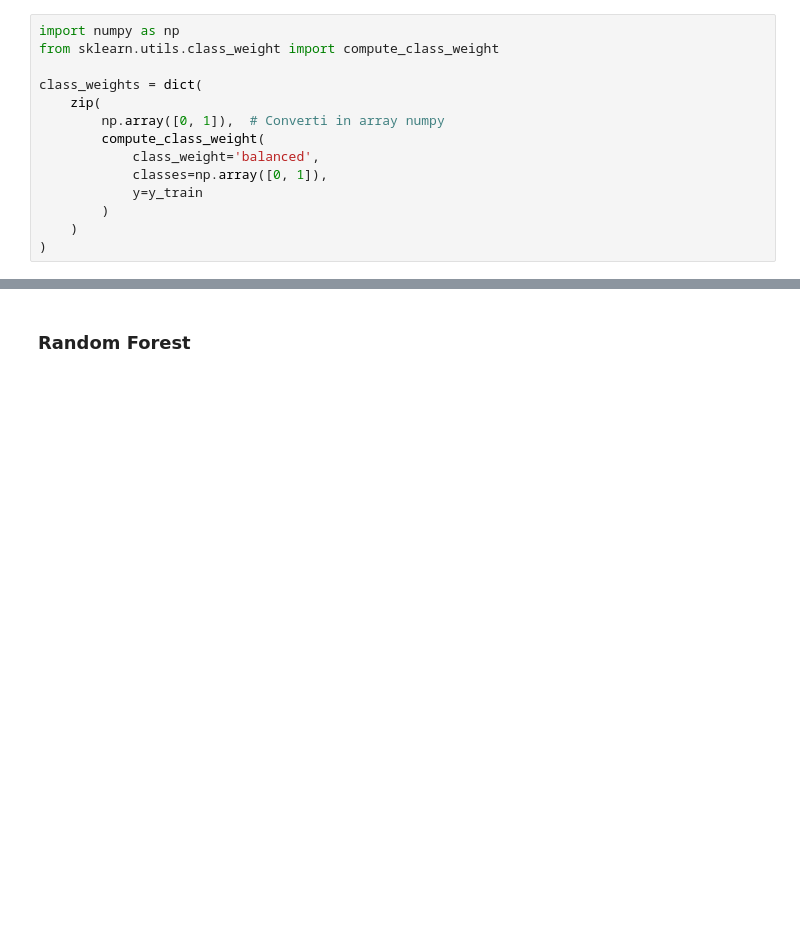
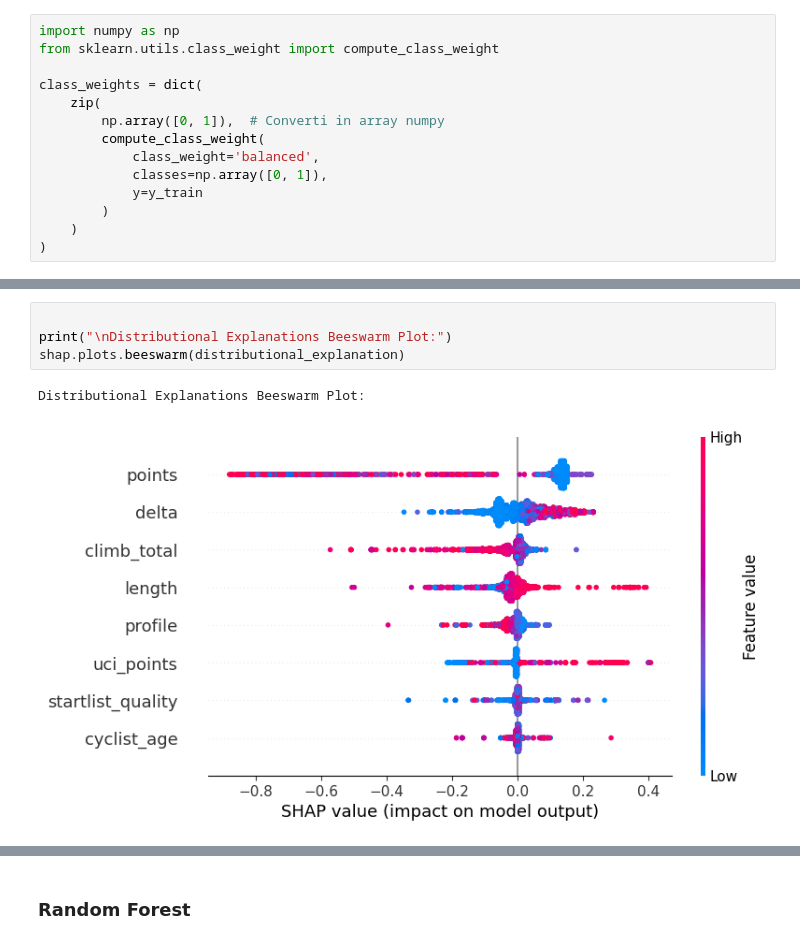
Before and after one commit to lesi-nedo/dm_project24_group_11, a Jupyter notebook: Classification.ipynb, the cells around one changed output, grey strips where cells are left out. Drawn from its saved outputs; the diff is of its cells as text; blank space fills up the shorter version.

```diff
--- a/Classification.ipynb
+++ b/Classification.ipynb
@@ -45,0 +226,7 @@ class_weights = dict(
+# %%
+
+print("\nDistributional Explanations Beeswarm Plot:")
+shap.plots.beeswarm(distributional_explanation)
+# %% [output]
+Distributional Explanations Beeswarm Plot:
+[figure, added]
```
Also changed, not shown: parts of 17 cells of this notebook.
